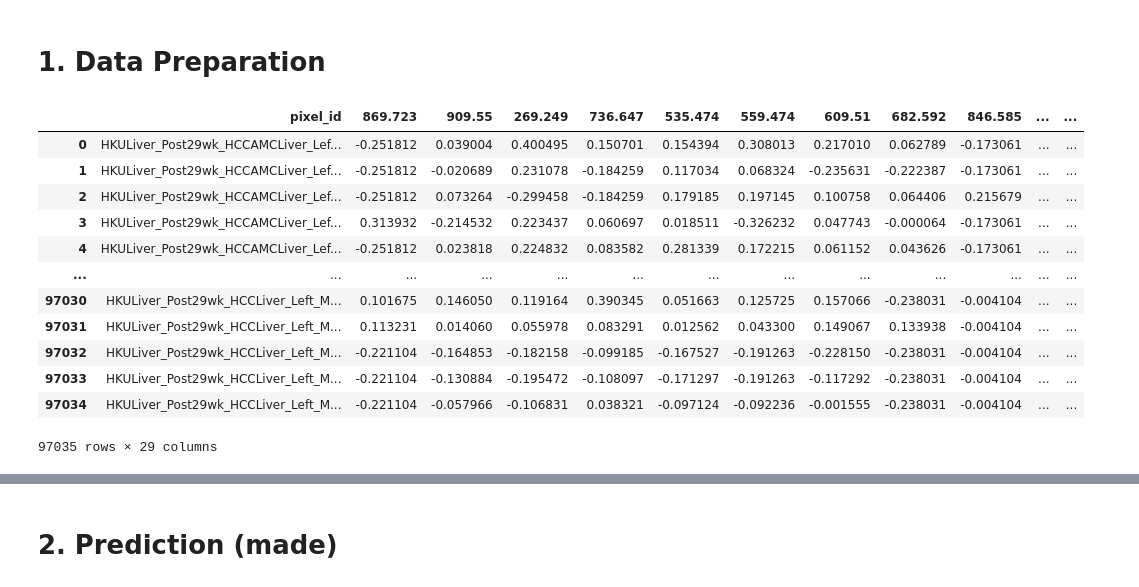
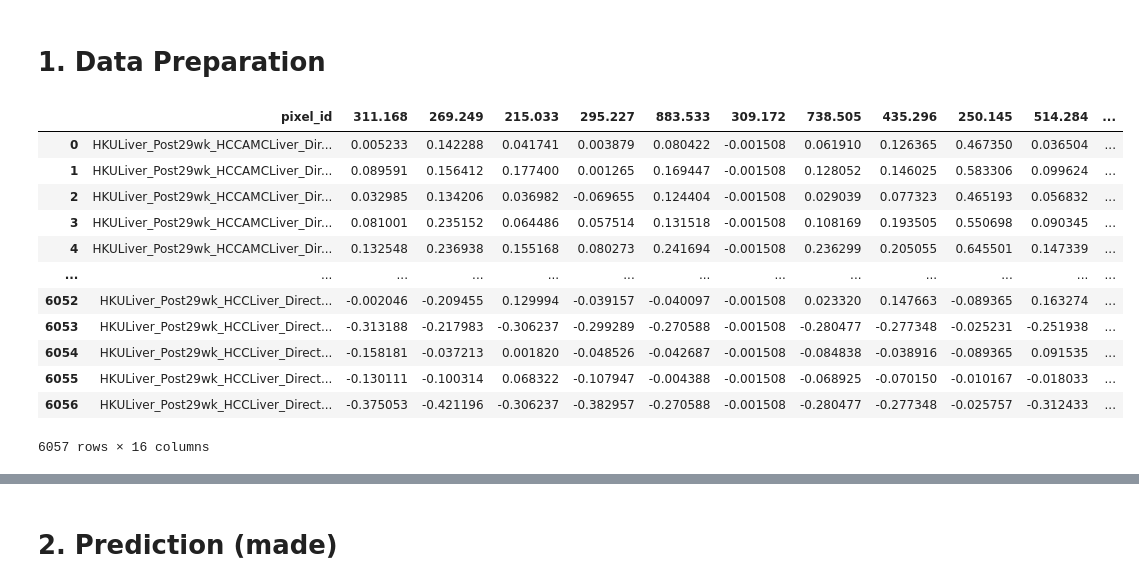
Before and after one commit to TommyNHL/raMSIn, a Jupyter notebook: 9f_ML_Model-apply-0d001.ipynb, the cells around one changed output, grey strips where cells are left out. Saved outputs shown, nothing was run; the diff lists cells and outputs as text; code cells hidden in the pictures.

```diff
--- a/9f_ML_Model-apply-0d001.ipynb
+++ b/9f_ML_Model-apply-0d001.ipynb
@@ -89,22 +104,22 @@ df_ROI_ingested = pd.concat([df_ROI_train, df_ROI_ext]).reset_index().drop(colum
 # %%
-## input FNA set ## 88701 x 20 df
-df_ROI_FNA = pd.read_csv(r"H:\3_output_raMSIn\3_3_Output_raMSI_HKU_Ingested4FNA\0_cbMSI_0d001\postPredict0d001_tPRfNRfDR_FNA.csv").drop(columns=["Column1"]).reset_index().drop(columns=["index"])
+## input DirectInfusion set ## 6057 x 16 df
+df_ROI_Di = pd.read_csv(r"H:\\3_output_raMSIn\\3_3_Output_raMSIn_HKU_Ingested4ALL\\XGB_ALL\\afterModelSelection\\cbMSIn_0d001\\df_Di_cbMSIn0d001_norm_0n1_postPredict.csv").drop(columns=["Column1"]).reset_index().drop(columns=["index"])
 # %%
-df_ROI_ingested
+df_ROI_Di
 # %% [output]
-|  | pixel_id | 869.723 | 909.55 | 269.249 | 736.647 | 535.474 | 559.474 | 609.51 | 682.592 | 846.585 | ... | ... |
-| 0 | HKULiver_Post29wk_HCCAMCLiver_Lef... | -0.251812 | 0.039004 | 0.400495 | 0.150701 | 0.154394 | 0.308013 | 0.217010 | 0.062789 | -0.173061 | ... | ... |
-| 1 | HKULiver_Post29wk_HCCAMCLiver_Lef... | -0.251812 | -0.020689 | 0.231078 | -0.184259 | 0.117034 | 0.068324 | -0.235631 | -0.222387 | -0.173061 | ... | ... |
-| 2 | HKULiver_Post29wk_HCCAMCLiver_Lef... | -0.251812 | 0.073264 | -0.299458 | -0.184259 | 0.179185 | 0.197145 | 0.100758 | 0.064406 | 0.215679 | ... | ... |
-| 3 | HKULiver_Post29wk_HCCAMCLiver_Lef... | 0.313932 | -0.214532 | 0.223437 | 0.060697 | 0.018511 | -0.326232 | 0.047743 | -0.000064 | -0.173061 | ... | ... |
-| 4 | HKULiver_Post29wk_HCCAMCLiver_Lef... | -0.251812 | 0.023818 | 0.224832 | 0.083582 | 0.281339 | 0.172215 | 0.061152 | 0.043626 | -0.173061 | ... | ... |
+|  | pixel_id | 311.168 | 269.249 | 215.033 | 295.227 | 883.533 | 309.172 | 738.505 | 435.296 | 250.145 | 514.284 | ... |
+| 0 | HKULiver_Post29wk_HCCAMCLiver_Dir... | 0.005233 | 0.142288 | 0.041741 | 0.003879 | 0.080422 | -0.001508 | 0.061910 | 0.126365 | 0.467350 | 0.036504 | ... |
+| 1 | HKULiver_Post29wk_HCCAMCLiver_Dir... | 0.089591 | 0.156412 | 0.177400 | 0.001265 | 0.169447 | -0.001508 | 0.128052 | 0.146025 | 0.583306 | 0.099624 | ... |
+| 2 | HKULiver_Post29wk_HCCAMCLiver_Dir... | 0.032985 | 0.134206 | 0.036982 | -0.069655 | 0.124404 | -0.001508 | 0.029039 | 0.077323 | 0.465193 | 0.056832 | ... |
+| 3 | HKULiver_Post29wk_HCCAMCLiver_Dir... | 0.081001 | 0.235152 | 0.064486 | 0.057514 | 0.131518 | -0.001508 | 0.108169 | 0.193505 | 0.550698 | 0.090345 | ... |
+| 4 | HKULiver_Post29wk_HCCAMCLiver_Dir... | 0.132548 | 0.236938 | 0.155168 | 0.080273 | 0.241694 | -0.001508 | 0.236299 | 0.205055 | 0.645501 | 0.147339 | ... |
 | ... | ... | ... | ... | ... | ... | ... | ... | ... | ... | ... | ... | ... |
-| 97030 | HKULiver_Post29wk_HCCLiver_Left_M... | 0.101675 | 0.146050 | 0.119164 | 0.390345 | 0.051663 | 0.125725 | 0.157066 | -0.238031 | -0.004104 | ... | ... |
-| 97031 | HKULiver_Post29wk_HCCLiver_Left_M... | 0.113231 | 0.014060 | 0.055978 | 0.083291 | 0.012562 | 0.043300 | 0.149067 | 0.133938 | -0.004104 | ... | ... |
-| 97032 | HKULiver_Post29wk_HCCLiver_Left_M... | -0.221104 | -0.164853 | -0.182158 | -0.099185 | -0.167527 | -0.191263 | -0.228150 | -0.238031 | -0.004104 | ... | ... |
-| 97033 | HKULiver_Post29wk_HCCLiver_Left_M... | -0.221104 | -0.130884 | -0.195472 | -0.108097 | -0.171297 | -0.191263 | -0.117292 | -0.238031 | -0.004104 | ... | ... |
-| 97034 | HKULiver_Post29wk_HCCLiver_Left_M... | -0.221104 | -0.057966 | -0.106831 | 0.038321 | -0.097124 | -0.092236 | -0.001555 | -0.238031 | -0.004104 | ... | ... |
+| 6052 | HKULiver_Post29wk_HCCLiver_Direct... | -0.002046 | -0.209455 | 0.129994 | -0.039157 | -0.040097 | -0.001508 | 0.023320 | 0.147663 | -0.089365 | 0.163274 | ... |
+| 6053 | HKULiver_Post29wk_HCCLiver_Direct... | -0.313188 | -0.217983 | -0.306237 | -0.299289 | -0.270588 | -0.001508 | -0.280477 | -0.277348 | -0.025231 | -0.251938 | ... |
+| 6054 | HKULiver_Post29wk_HCCLiver_Direct... | -0.158181 | -0.037213 | 0.001820 | -0.048526 | -0.042687 | -0.001508 | -0.084838 | -0.038916 | -0.089365 | 0.091535 | ... |
+| 6055 | HKULiver_Post29wk_HCCLiver_Direct... | -0.130111 | -0.100314 | 0.068322 | -0.107947 | -0.004388 | -0.001508 | -0.068925 | -0.070150 | -0.010167 | -0.018033 | ... |
+| 6056 | HKULiver_Post29wk_HCCLiver_Direct... | -0.375053 | -0.421196 | -0.306237 | -0.382957 | -0.270588 | -0.001508 | -0.280477 | -0.277348 | -0.025757 | -0.312433 | ... |
-97035 rows × 29 columns
+6057 rows × 16 columns
 # %%
 df_ROI_train["Sample"] = 0
 df_ROI_train["Row"] = 0
```
Also changed, not shown: parts of 34 cells of this notebook, 32 other files.
